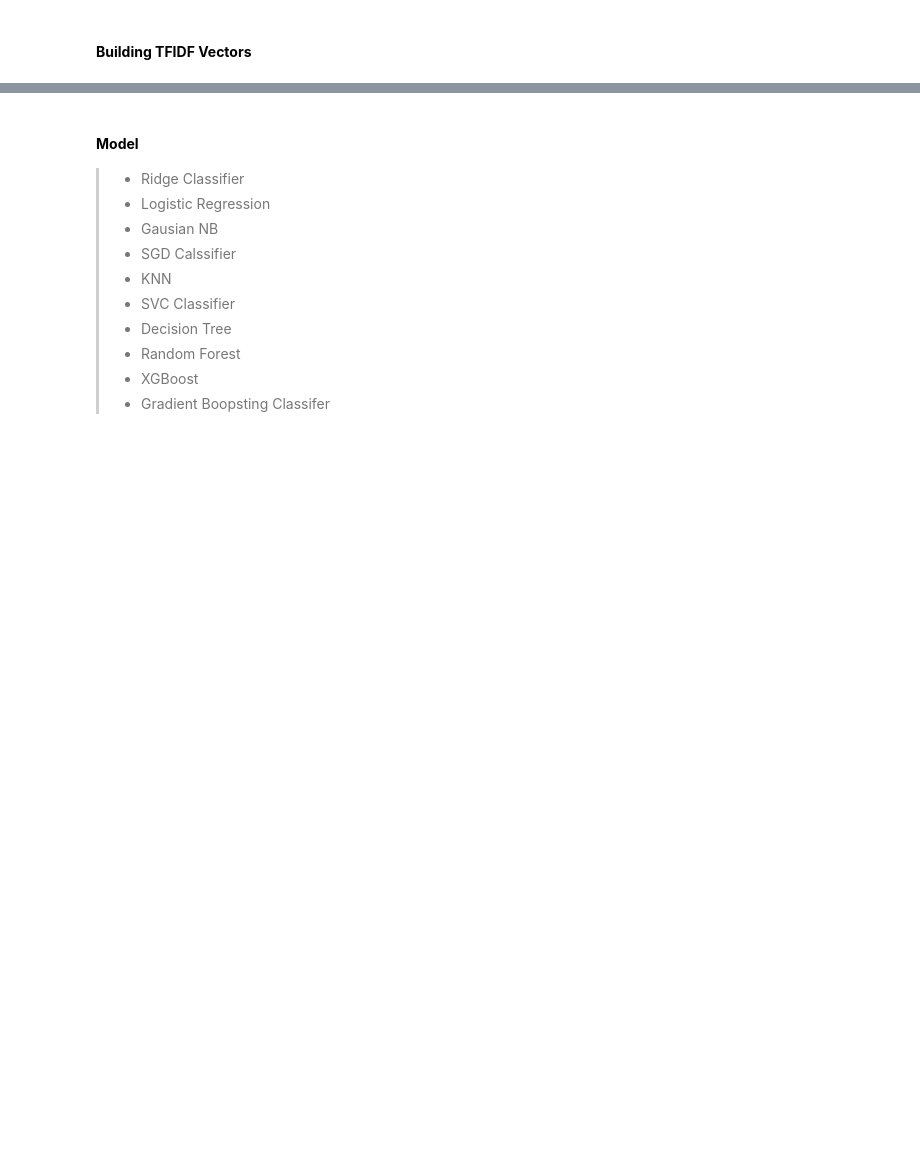
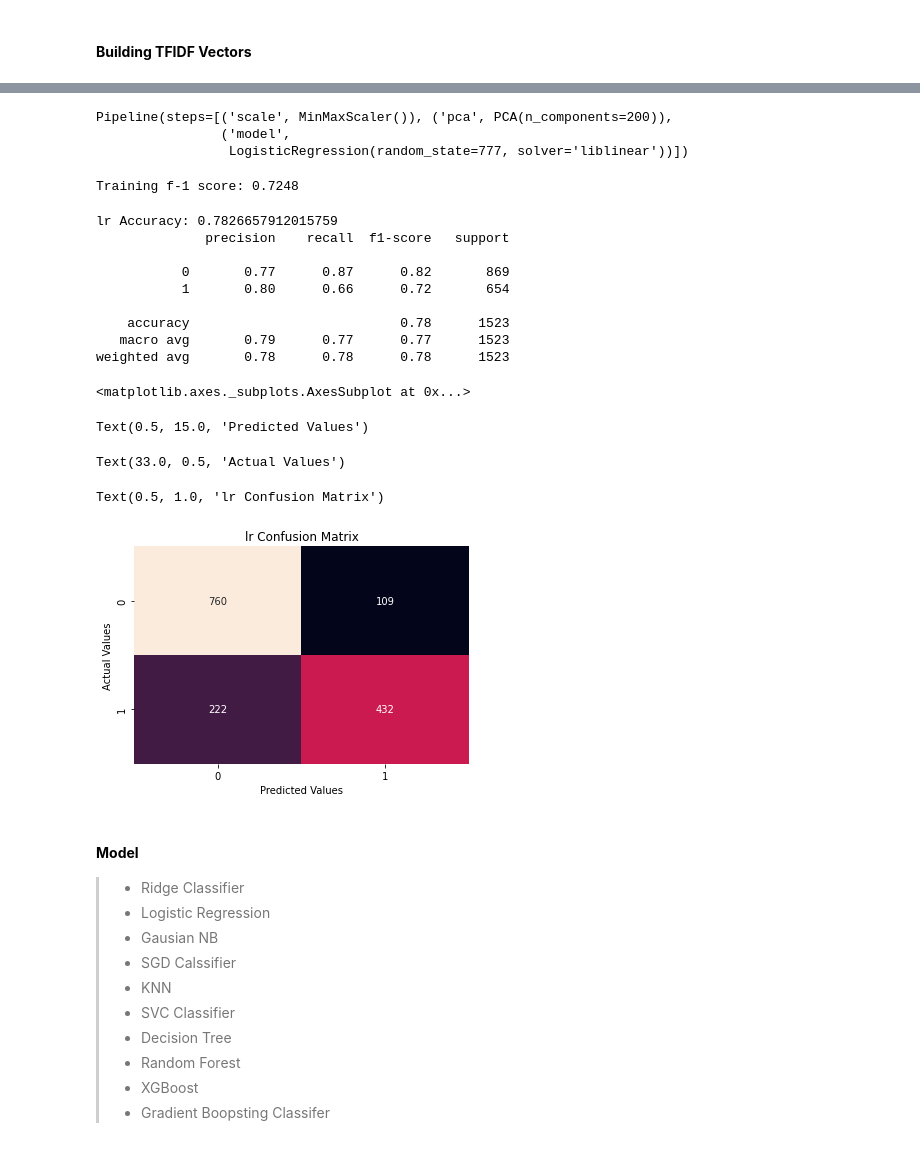
Before and after one commit to Nicole-Hong/LHL_Final_Project_NLP, a Jupyter notebook: src/nlp_disaster_tfidf_ml.ipynb, the cells around one changed output, grey strips where cells are left out. Saved outputs shown, nothing was run; the diff lists cells and outputs as text; code cells hidden in the pictures; blank space fills up the shorter version.

```diff
--- a/src/nlp_disaster_tfidf_ml.ipynb
+++ b/src/nlp_disaster_tfidf_ml.ipynb
@@ -370,0 +497,11 @@ print(f"\n\n--- {(time.time() - start_time)} seconds ---")
+# %%
+# start time to measure the time of the program execution
+start_time = time.time()
+
+from sklearn.neural_network import MLPClassifier
+from sklearn.datasets import make_classification
+
+mlp2=MLPClassifier(random_state=0, early_stopping=True, max_iter=100, verbose=2)
+
+# print the overall program runtime.
+print(f"\n\n--- {(time.time() - start_time)} seconds ---")
@@ -371,3 +635,44 @@ print(f"\n\n--- {(time.time() - start_time)} seconds ---")
+# %%
+scaler = MinMaxScaler()
+lr = LogisticRegression(solver='liblinear', random_state=777)
+pipeline_lr = Pipeline(steps=[('scale', scaler),
+                              ('pca', PCA(n_components=200)),
+                           ('model', lr)])
+pipeline_lr.fit(x_train, y_train)
+
+y_pred_lr = pipeline_lr.predict(x_val)
+# %% [output]
+Pipeline(steps=[('scale', MinMaxScaler()), ('pca', PCA(n_components=200)),
+                ('model',
+                 LogisticRegression(random_state=777, solver='liblinear'))])
+# %%
+print ('Training f-1 score: %.4f' % f1_score(y_train, pipeline_lr.predict(x_train)))
+# %% [output]
+Training f-1 score: 0.7248
+# %%
+cm_lr = confusion_matrix(y_val, y_pred_lr)
+print('lr Accuracy:', accuracy_score(y_val, y_pred_lr))
+print(classification_report(y_val, y_pred_lr))
+sns.heatmap(cm_lr, annot=True, fmt='g', cbar=False)
+plt.xlabel('Predicted Values')
+plt.ylabel('Actual Values')
+plt.title('lr Confusion Matrix')
+plt.show()
+# %% [output]
+lr Accuracy: 0.7826657912015759
+              precision    recall  f1-score   support
+
+           0       0.77      0.87      0.82       869
+           1       0.80      0.66      0.72       654
+
+    accuracy                           0.78      1523
+   macro avg       0.79      0.77      0.77      1523
+weighted avg       0.78      0.78      0.78      1523
+<matplotlib.axes._subplots.AxesSubplot at 0x...>
+Text(0.5, 15.0, 'Predicted Values')
+Text(33.0, 0.5, 'Actual Values')
+Text(0.5, 1.0, 'lr Confusion Matrix')
+[figure, added]
 # %% [markdown]
 #### __Model__
 > - Ridge Classifier
```
Also changed, not shown: parts of 50 cells of this notebook, 6 other files.
